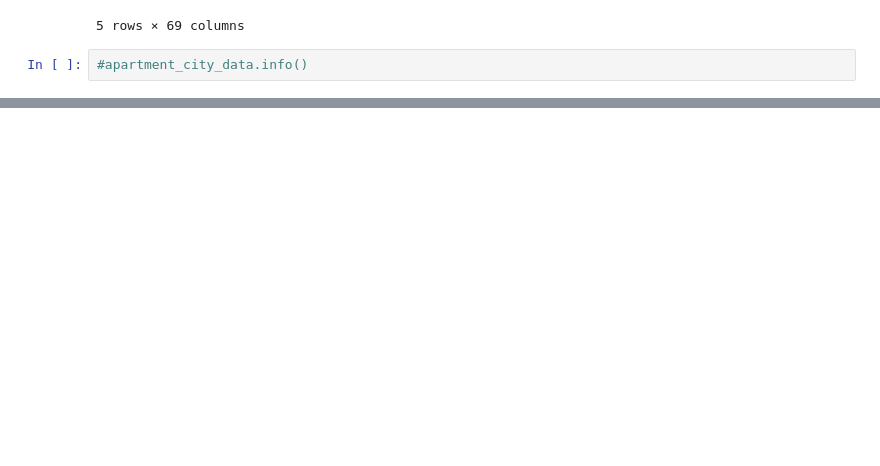
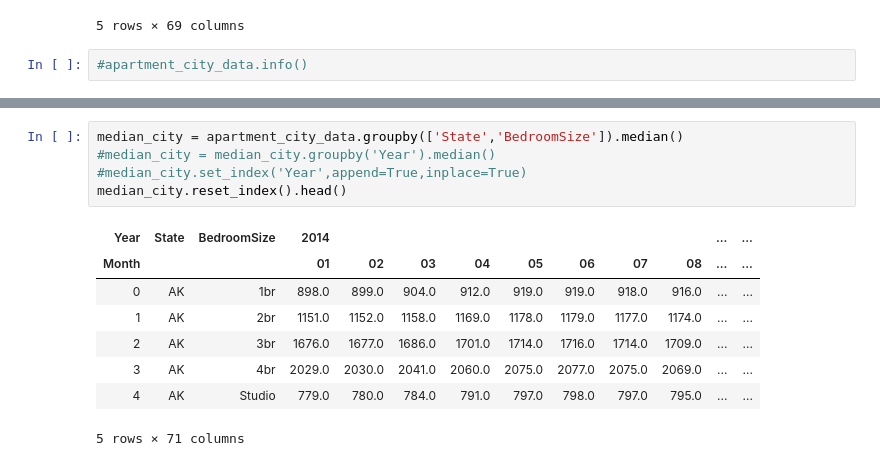
Before and after one commit to JosueGar/team_project_1, a Jupyter notebook: Project_1_Group_1_US_Rental_Analysis.ipynb, the cells around one changed output, grey strips where cells are left out. Drawn from its saved outputs; the diff is of its cells as text; blank space fills up the shorter version.

```diff
--- a/Project_1_Group_1_US_Rental_Analysis.ipynb
+++ b/Project_1_Group_1_US_Rental_Analysis.ipynb
@@ -80,0 +81,14 @@ plt.show()
+# %%
+median_city = apartment_city_data.groupby(['State','BedroomSize']).median()
+#median_city = median_city.groupby('Year').median()
+#median_city.set_index('Year',append=True,inplace=True)
+median_city.reset_index().head()
+# %% [output]
+| Year | State | BedroomSize | 2014 |  |  |  |  |  |  |  | ... | ... |
+| Month |  |  | 01 | 02 | 03 | 04 | 05 | 06 | 07 | 08 | ... | ... |
+| 0 | AK | 1br | 898.0 | 899.0 | 904.0 | 912.0 | 919.0 | 919.0 | 918.0 | 916.0 | ... | ... |
+| 1 | AK | 2br | 1151.0 | 1152.0 | 1158.0 | 1169.0 | 1178.0 | 1179.0 | 1177.0 | 1174.0 | ... | ... |
+| 2 | AK | 3br | 1676.0 | 1677.0 | 1686.0 | 1701.0 | 1714.0 | 1716.0 | 1714.0 | 1709.0 | ... | ... |
+| 3 | AK | 4br | 2029.0 | 2030.0 | 2041.0 | 2060.0 | 2075.0 | 2077.0 | 2075.0 | 2069.0 | ... | ... |
+| 4 | AK | Studio | 779.0 | 780.0 | 784.0 | 791.0 | 797.0 | 798.0 | 797.0 | 795.0 | ... | ... |
+5 rows × 71 columns
```
Also changed, not shown: parts of 7 cells of this notebook.
